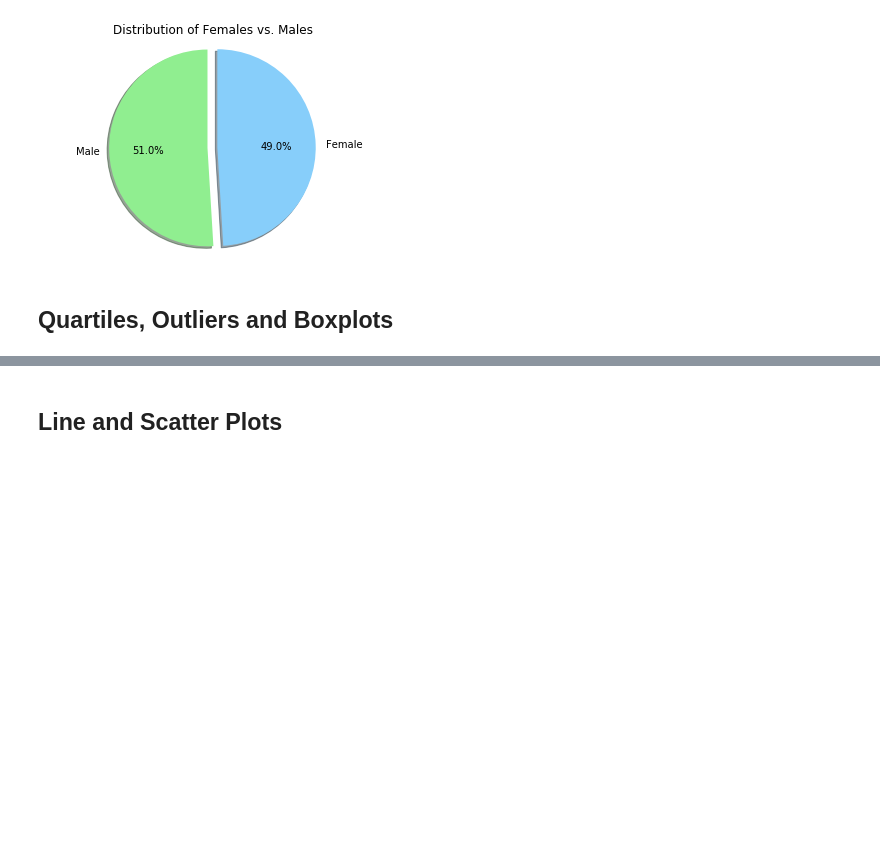
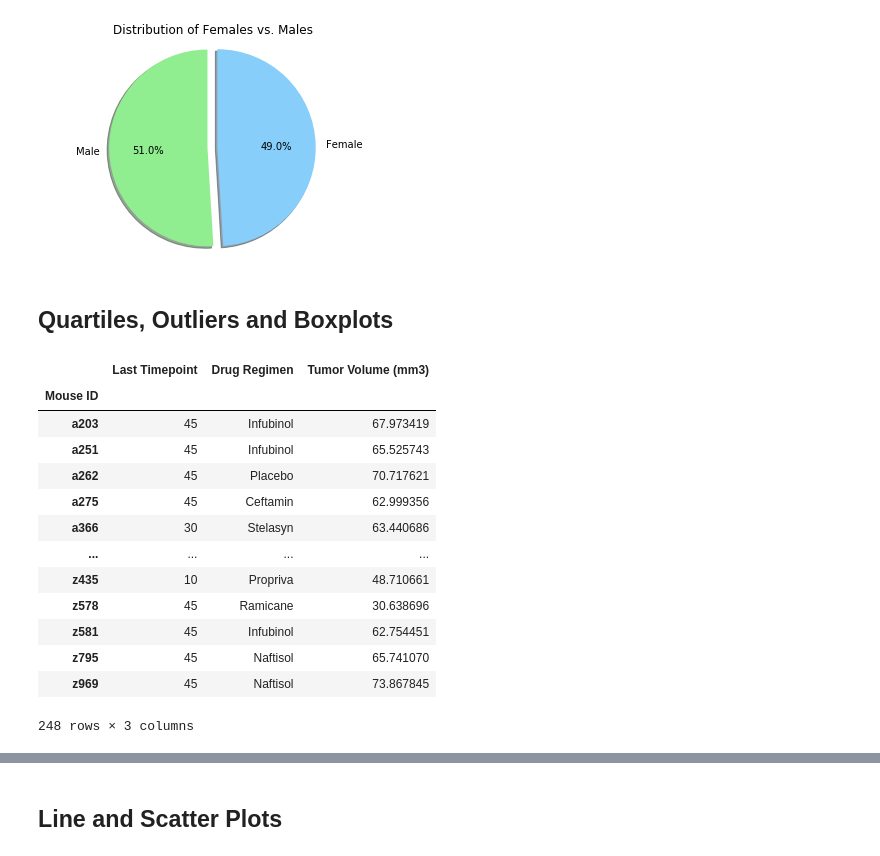
Before and after one commit to minerva-b/Matplotlib-Challenge, a Jupyter notebook: Pymaceuticals_Code.ipynb, the cells around one changed output, grey strips where cells are left out. Cells and saved outputs as stored; diff of their text form; code cells hidden in the pictures; blank space fills up the shorter version.

```diff
--- a/Pymaceuticals_Code.ipynb
+++ b/Pymaceuticals_Code.ipynb
@@ -252,8 +254,38 @@ plt.show()
 # %%
 # Calculate the final tumor volume of each mouse across four of the treatment regimens:
 # Capomulin, Ramicane, Infubinol, and Ceftamin
 
+# plotting_df = clean_df.groupby([['Mouse ID', 'Drug Regimen', 'Timepoint']])
+# plotting_df
+# final_vol_capomulin = clean_df['Drug Regimen'].iloc[-1]['Tumor Volume (mm3)']
+# final_vol_capomulin
+# clean_df[clean_df['Drug Regimen'] == 'Capomulin']
+
 # Start by getting the last (greatest) timepoint for each mouse
-
+last_per_mouse_df = clean_df.groupby(['Mouse ID'])['Timepoint'].max()
+unique_drug_df = clean_df.groupby(['Mouse ID'])['Drug Regimen'].last()
+last_tumor_vol_df = clean_df.groupby(['Mouse ID'])['Tumor Volume (mm3)'].last()
+# last_per_mouse_df.head(50)
+# unique_drug_df
+# last_tumor_vol_df
 
 # Merge this group df with the original dataframe to get the tumor volume at the last timepoint
+merge_one_df = pd.merge(last_per_mouse_df, unique_drug_df, how="left", on=['Mouse ID'])
+final_df = pd.merge(merge_one_df, last_tumor_vol_df, how="left", on=['Mouse ID']).rename(columns=
+                                                                                         {"Timepoint": "Last Timepoint"})
+final_df
+# %% [output]
+|  | Last Timepoint | Drug Regimen | Tumor Volume (mm3) |
+| Mouse ID |  |  |  |
+| a203 | 45 | Infubinol | 67.973419 |
+| a251 | 45 | Infubinol | 65.525743 |
+| a262 | 45 | Placebo | 70.717621 |
+| a275 | 45 | Ceftamin | 62.999356 |
+| a366 | 30 | Stelasyn | 63.440686 |
+| ... | ... | ... | ... |
+| z435 | 10 | Propriva | 48.710661 |
+| z578 | 45 | Ramicane | 30.638696 |
+| z581 | 45 | Infubinol | 62.754451 |
+| z795 | 45 | Naftisol | 65.741070 |
+| z969 | 45 | Naftisol | 73.867845 |
+248 rows × 3 columns
```
Also changed, not shown: parts of 7 cells of this notebook.
